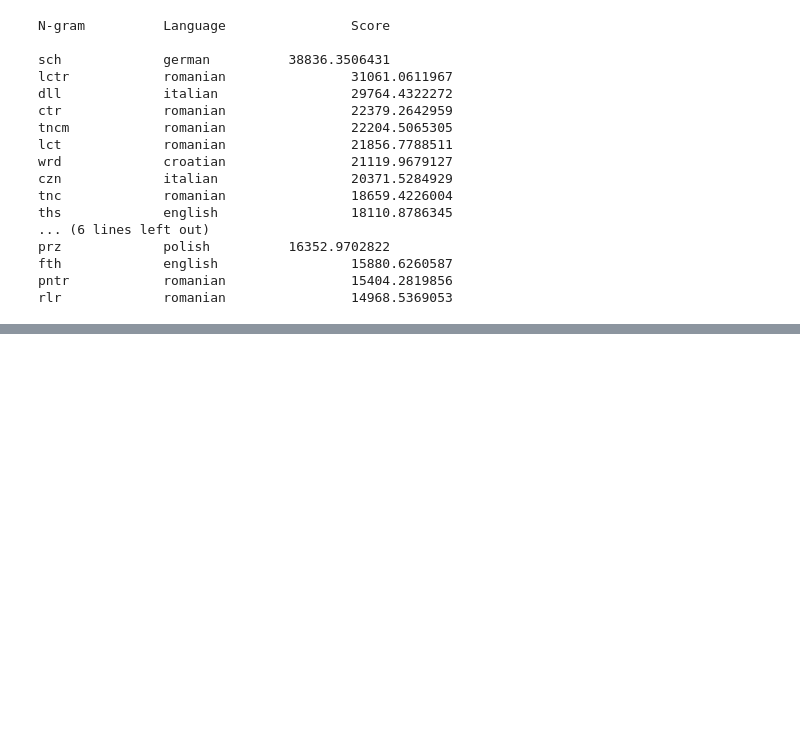
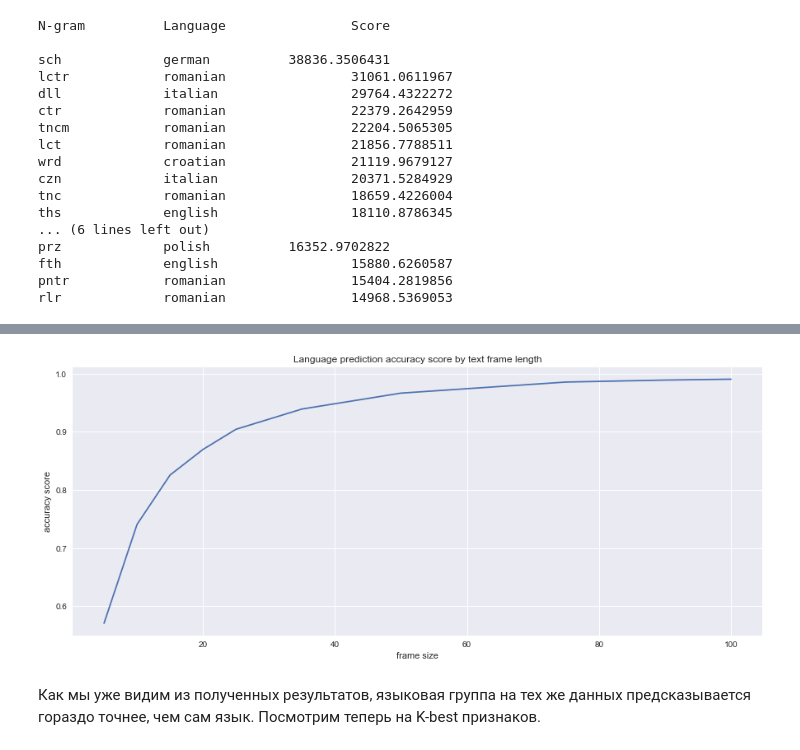
Before and after one commit to sergeyshilin/text-classifier, a Jupyter notebook: notebooks/Text Classification (n-grams).ipynb, the cells around one changed output, grey strips where cells are left out. Drawn from its saved outputs; the diff is of its cells as text; code cells hidden in the pictures; blank space fills up the shorter version.

```diff
--- a/notebooks/Text Classification (n-grams).ipynb
+++ b/notebooks/Text Classification (n-grams).ipynb
@@ -433,0 +454,18 @@ rlr             romanian                14968.5369053
+# %%
+lang_groups = {
+    'swedish': 'ger_north',
+    'danish': 'ger_north',
+    'bulgarian': 'slav_south',
+    'norwegian': 'ger_north',
+    'czech': 'slav_west',
+    'romanian': 'romance',
+    'english': 'ger_west',
+    'french': 'romance',
+    'spanish': 'romance',
+    'german': 'ger_west',
+    'serbian': 'slav_south',
+    'dutch': 'ger_west',
+    'polish': 'slav_west',
+    'italian': 'romance',
+    'croatian': 'slav_south'
+}
@@ -433,0 +474,18 @@ rlr             romanian                14968.5369053
+# %%
+frame_lenghts_groups = [5, 10, 15, 20, 25, 35, 50, 75, 90, 100]
+scores_groups = []
+
+print 'length\t\tscore\n'
+for frame_len in frame_lenghts_groups:
+    sample = generate_english_subsamples(frame_len=frame_len)
+    sample['lang_group'] = sample.lang.apply(lambda x: lang_groups[x])
+    sample.lang_group = encoder.fit_transform(sample.lang_group)
+
+    x_tr, x_cv, y_tr, y_cv = train_test_split(sample.frame, sample.lang_group, test_size = 0.3, random_state = 42)
+    ngram_tr = ngram_vectorizer.fit_transform(x_tr)
+    ngram_te = ngram_vectorizer.transform(x_cv)
+
+    ovr.fit(ngram_tr, y_tr)
+    preds_sample = ovr.predict(ngram_te)
+    scores_groups.append(accuracy_score(y_cv, preds_sample))
+    print frame_len, '\t\t', scores_groups[-1]
@@ -433,0 +505,6 @@ rlr             romanian                14968.5369053
+# %%
+print_scores(frame_lenghts_groups, scores_groups)
+# %% [output]
+[figure, added]
+# %% [markdown]
+Как мы уже видим из полученных результатов, языковая группа на тех же данных предсказывается гораздо точнее, чем сам язык. Посмотрим теперь на K-best признаков.
```
Also changed, not shown: parts of 30 cells of this notebook.
